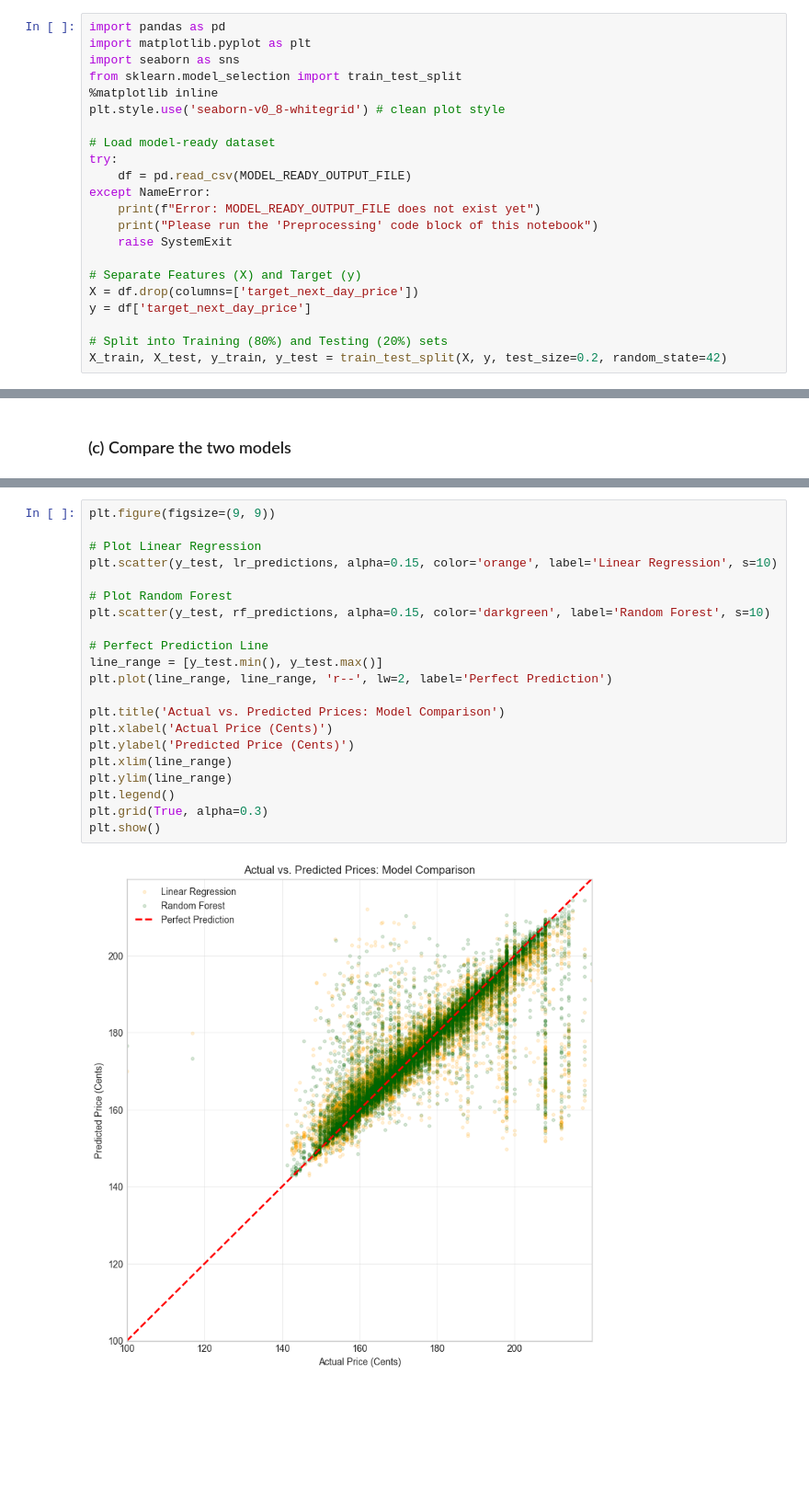
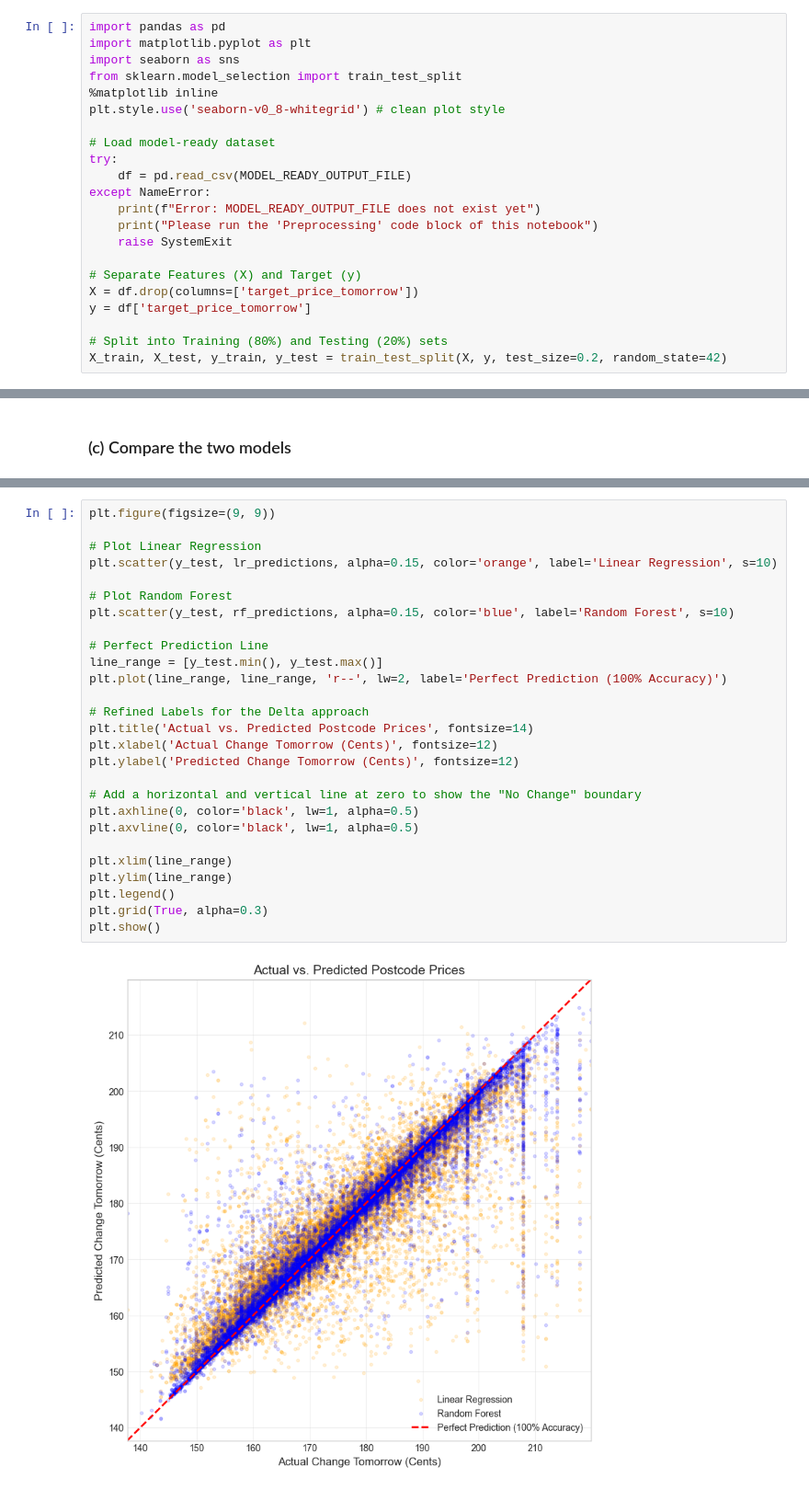
Before and after one commit to tim-fan1/engg2112, a Jupyter notebook: main.ipynb, the cells around one changed output, grey strips where cells are left out. Shown at 92% size. Drawn from its saved outputs; the diff is of its cells as text; blank space fills up the shorter version.

```diff
--- a/main.ipynb
+++ b/main.ipynb
@@ -340,8 +338,8 @@ except NameError:
     raise SystemExit
 
 # Separate Features (X) and Target (y)
-X = df.drop(columns=['target_next_day_price'])
-y = df['target_next_day_price']
+X = df.drop(columns=['target_price_tomorrow'])
+y = df['target_price_tomorrow']
 
 # Split into Training (80%) and Testing (20%) sets
 X_train, X_test, y_train, y_test = train_test_split(X, y, test_size=0.2, random_state=42)
@@ -417,24 +443,30 @@ plt.show()
 # %%
 plt.figure(figsize=(9, 9))
 
 # Plot Linear Regression
 plt.scatter(y_test, lr_predictions, alpha=0.15, color='orange', label='Linear Regression', s=10)
 
 # Plot Random Forest
-plt.scatter(y_test, rf_predictions, alpha=0.15, color='darkgreen', label='Random Forest', s=10)
+plt.scatter(y_test, rf_predictions, alpha=0.15, color='blue', label='Random Forest', s=10)
 
 # Perfect Prediction Line
 line_range = [y_test.min(), y_test.max()]
-plt.plot(line_range, line_range, 'r--', lw=2, label='Perfect Prediction')
+plt.plot(line_range, line_range, 'r--', lw=2, label='Perfect Prediction (100% Accuracy)')
 
-plt.title('Actual vs. Predicted Prices: Model Comparison')
-plt.xlabel('Actual Price (Cents)')
-plt.ylabel('Predicted Price (Cents)')
+# Refined Labels for the Delta approach
+plt.title('Actual vs. Predicted Postcode Prices', fontsize=14)
+plt.xlabel('Actual Change Tomorrow (Cents)', fontsize=12)
+plt.ylabel('Predicted Change Tomorrow (Cents)', fontsize=12)
+
+# Add a horizontal and vertical line at zero to show the "No Change" boundary
+plt.axhline(0, color='black', lw=1, alpha=0.5)
+plt.axvline(0, color='black', lw=1, alpha=0.5)
+
 plt.xlim(line_range)
 plt.ylim(line_range)
 plt.legend()
 plt.grid(True, alpha=0.3)
 plt.show()
 # %% [output]
-[figure, old version]
+[figure, new version]
 # %%
```
Also changed, not shown: parts of 11 cells of this notebook.
